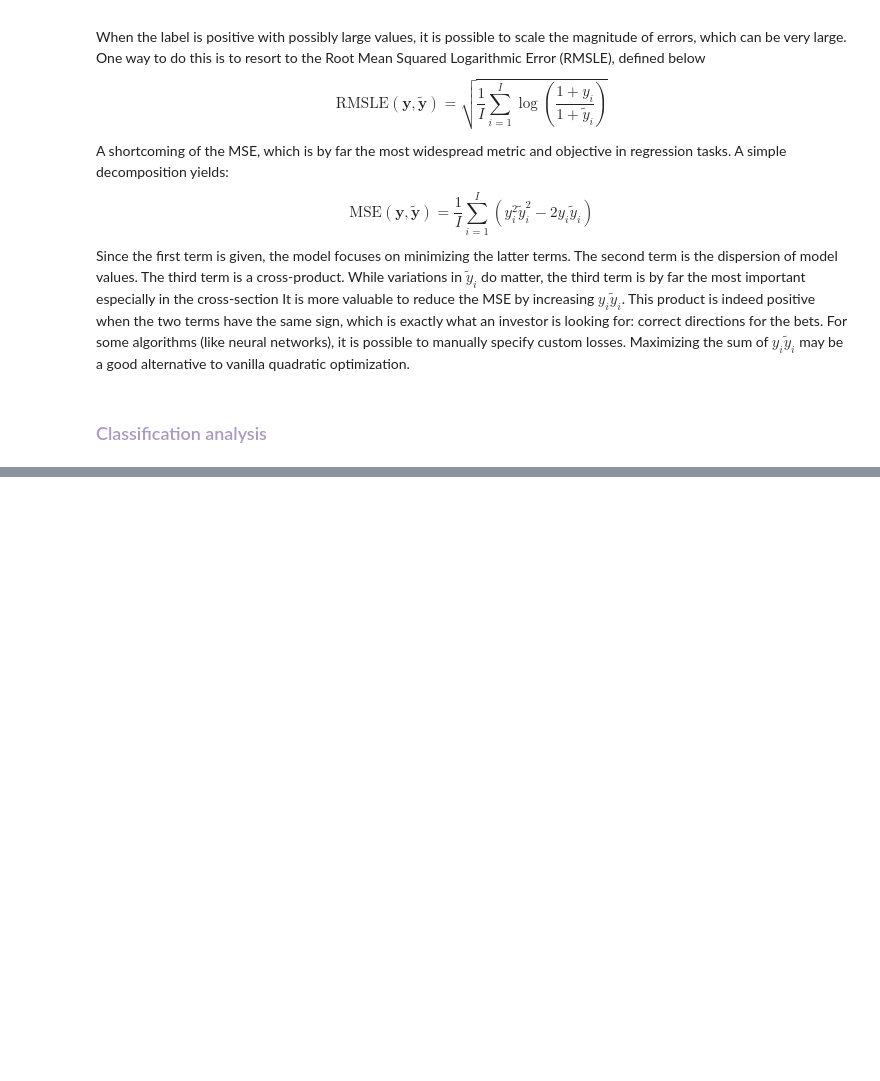
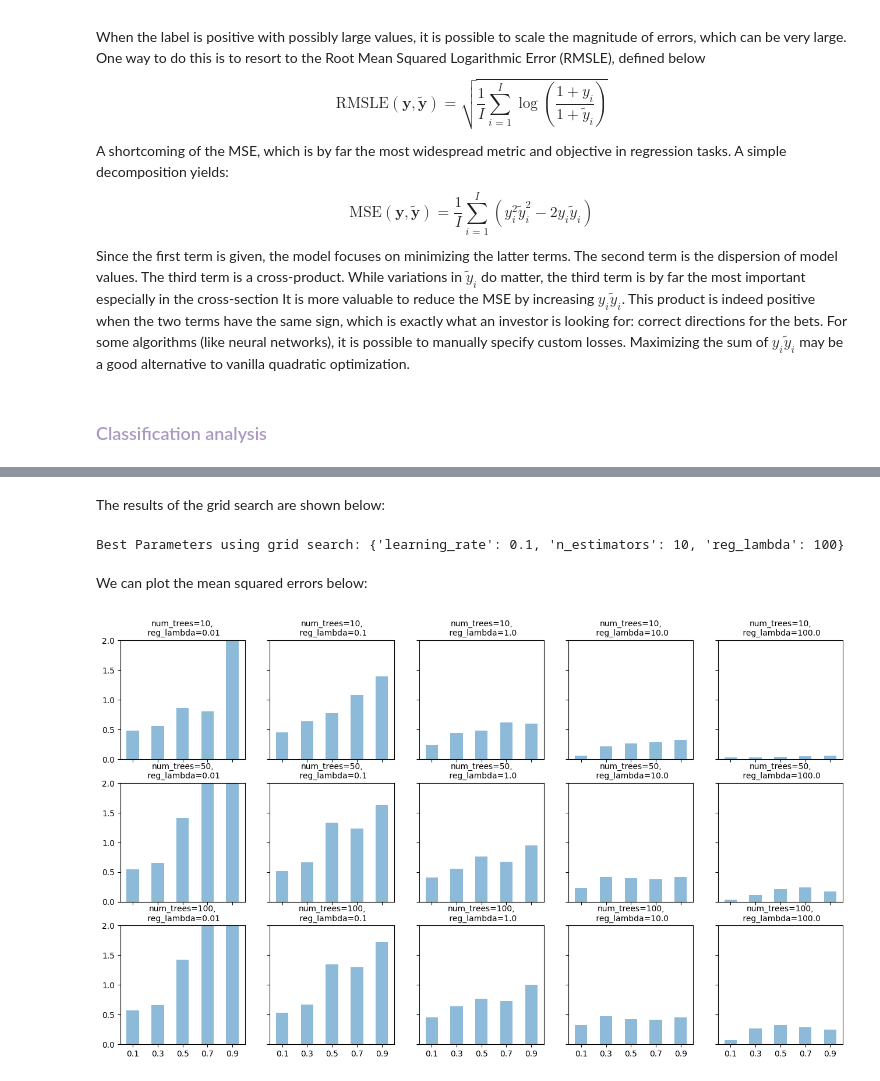
Before and after one commit to albertschroder/bachelor_notes, a Jupyter notebook: ml_factor_notes/part_3/validating__and__tuning.ipynb, the cells around one changed output, grey strips where cells are left out. Saved outputs shown, nothing was run; the diff lists cells and outputs as text; code cells hidden in the pictures; blank space fills up the shorter version.

```diff
--- a/ml_factor_notes/part_3/validating__and__tuning.ipynb
+++ b/ml_factor_notes/part_3/validating__and__tuning.ipynb
@@ -79,0 +278,13 @@ We can create the following metrics from this baseline:
+# %%
+model = xgb.XGBRegressor(
+    max_depth = 3,
+    n_jobs = -1,
+    objective = 'reg:squarederror'
+)
+
+model_gs = GridSearchCV(
+    model,
+    param_grid = params,
+    cv = 2,
+    scoring = 'neg_mean_squared_error'
+)
@@ -79,0 +293,2 @@ We can create the following metrics from this baseline:
+# %%
+model_gs.fit(X_train, y_train)
@@ -79,0 +313,37 @@ We can create the following metrics from this baseline:
+# %% [markdown]
+The results of the grid search are shown below:
+# %%
+cv_results = pd.DataFrame(model_gs.cv_results_)
+print(f'Best Parameters using grid search: {model_gs.best_params_}')
+# %% [output]
+Best Parameters using grid search: {'learning_rate': 0.1, 'n_estimators': 10, 'reg_lambda': 100}
+# %% [markdown]
+We can plot the mean squared errors below:
+# %%
+res_df = pd.DataFrame(cv_results,
+                      columns = ["param_n_estimators","param_learning_rate","param_reg_lambda","mean_test_score"])
+res_df['mean_test_score']=-res_df['mean_test_score'].values
+# %%
+fig, axes = plt.subplots(figsize=(16, 9),nrows=3, ncols=5)
+ax_all = plt.gca()
+cnt = 0
+for param, tmp in res_df.groupby(["param_n_estimators", "param_reg_lambda"]):
+    ax = axes[cnt//5][cnt%5] # get the ax
+    np.round(tmp[["param_learning_rate","mean_test_score"]],2).plot.bar(ax=ax, x="param_learning_rate", y="mean_test_score",
+                                            alpha=0.5,legend=None)
+    ax.set_xlabel("") # no xlabel
+    ax.set_ylim(0, 2) # set y range
+    # adjust xtick labels / adjust ytick labels
+    if cnt//5 < 2:
+        ax.xaxis.set_ticklabels("")
+    else:
+        for label in ax.get_xticklabels():
+            label.set_rotation(0);
+    if cnt%5 > 0:
+        ax.yaxis.set_ticklabels("")
+    # set title
+    ax.set_title(f"num_trees={param[0]},\n reg_lambda={param[1]}",fontsize=10);
+    # update
+    cnt =cnt+1
+# %% [output]
+[figure, added]
```
Also changed, not shown: parts of 29 cells of this notebook, 3 other files.
